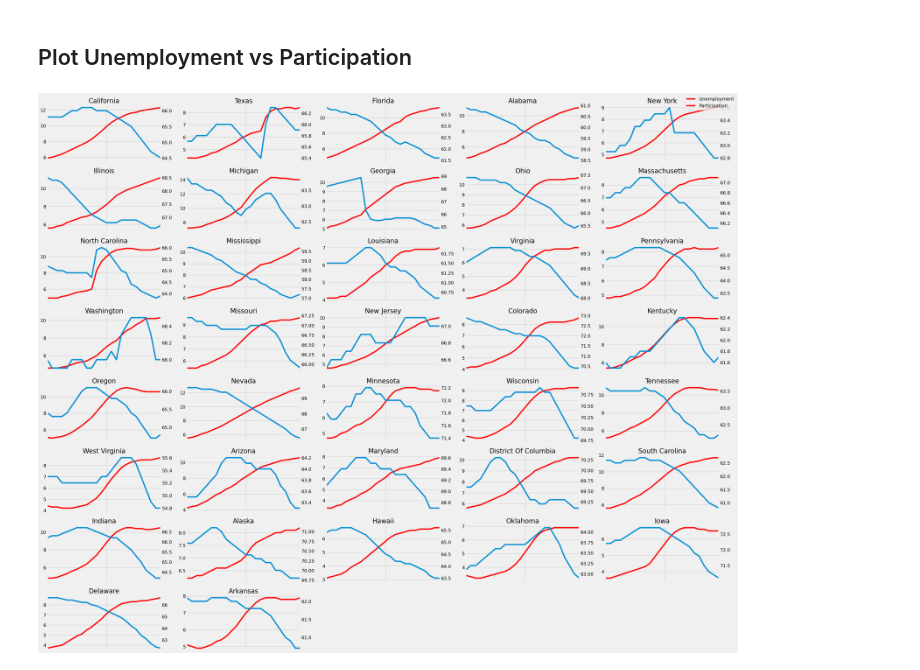
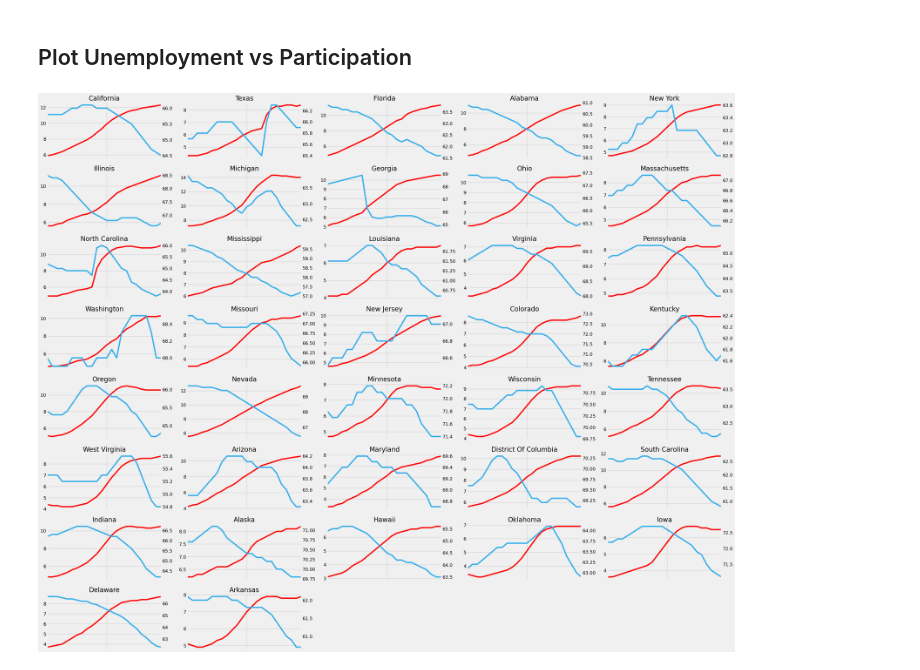
Before and after one commit to MoeedKhan-AMK/Economic-Data-Analysis-Project, a Jupyter notebook: analysis.ipynb, the cells around one changed output. Saved outputs shown, nothing was run; the diff lists cells and outputs as text; code cells hidden in the pictures.

```diff
--- a/analysis.ipynb
+++ b/analysis.ipynb
@@ -284,29 +284,30 @@ unemp_states.drop('Puerto Rico', axis=1, inplace=True)
 # %%
 fig, axs = plt.subplots(10,5, figsize=(30,30), sharex=True)
 axs = axs.flatten()
 
 # iterate only over states present in both dataframes to avoid KeyError
 common_states = unemp_states.columns.intersection(participation_states.columns)
 
 i = 0
 for state in common_states:
 
     ax2 = axs[i].twinx()
-    unemp_states.loc[(unemp_states.index >= '2008-01-01') & (unemp_states.index < '2010-01-01'), state]\
+    l1 = unemp_states.loc[(unemp_states.index >= '2008-01-01') & (unemp_states.index < '2010-01-01'), state]\
         .plot(ax=axs[i], label='Unemployment', color='Red')
-    participation_states.loc[(participation_states.index >= '2008-01-01') & (participation_states.index < '2010-01-01'), state]\
-        .plot(ax=ax2, label='Participation')
+    l2 = participation_states.loc[(participation_states.index >= '2008-01-01') & (participation_states.index < '2010-01-01'), state]\
+        .plot(ax=ax2, label='Participation', color='#34aeeb')
+
+
 
     ax2.grid(False)
     axs[i].set_title(state)
     i += 1
 
 # hide any unused subplots
 for j in range(i, len(axs)):
     axs[j].set_visible(False)
 
-fig.legend(labels=['Unemployment','Participation'])
 plt.tight_layout()
 plt.show()
 # %% [output]
-[figure, old version]
+[figure, new version]
```
Also changed, not shown: 1 other file.
